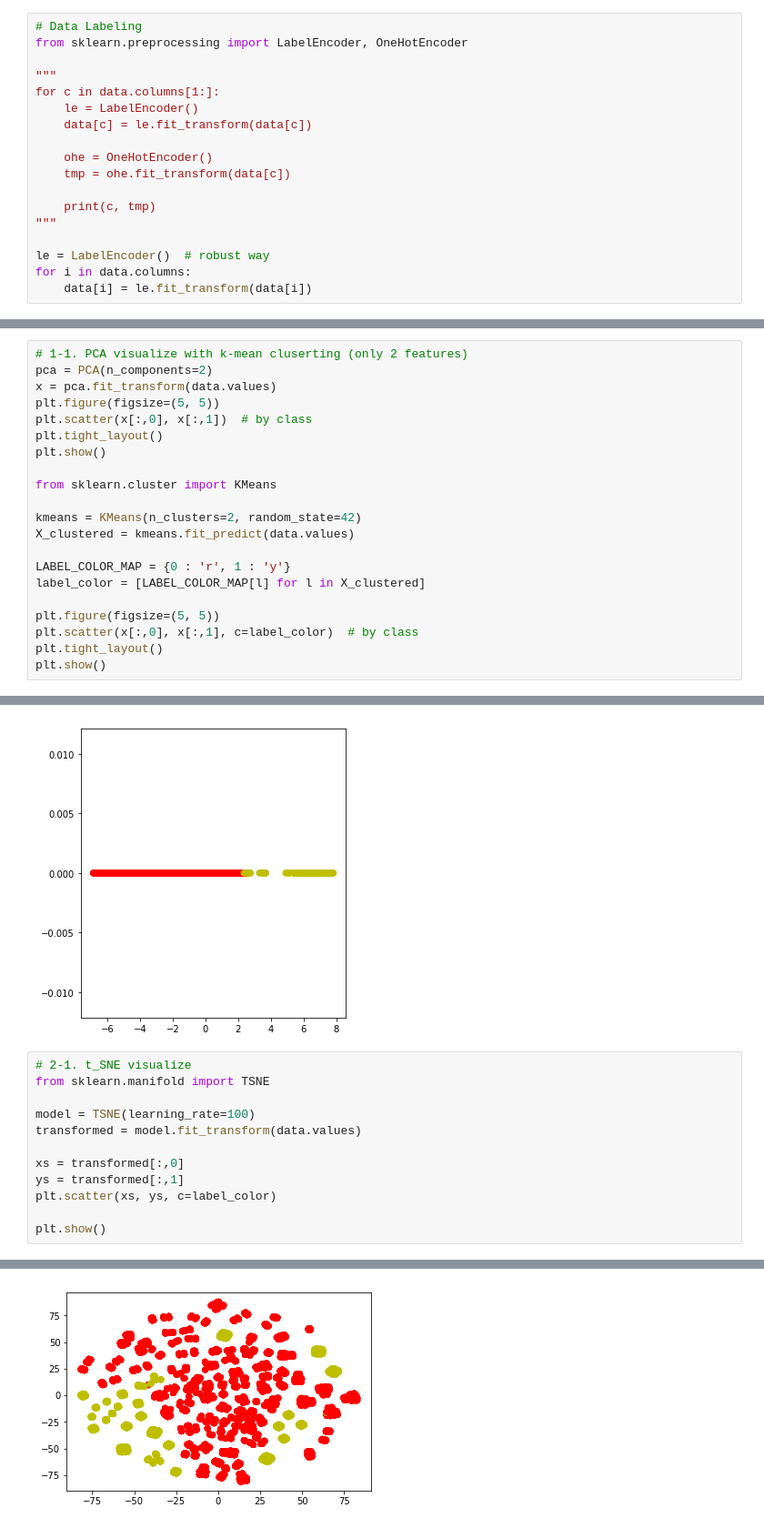
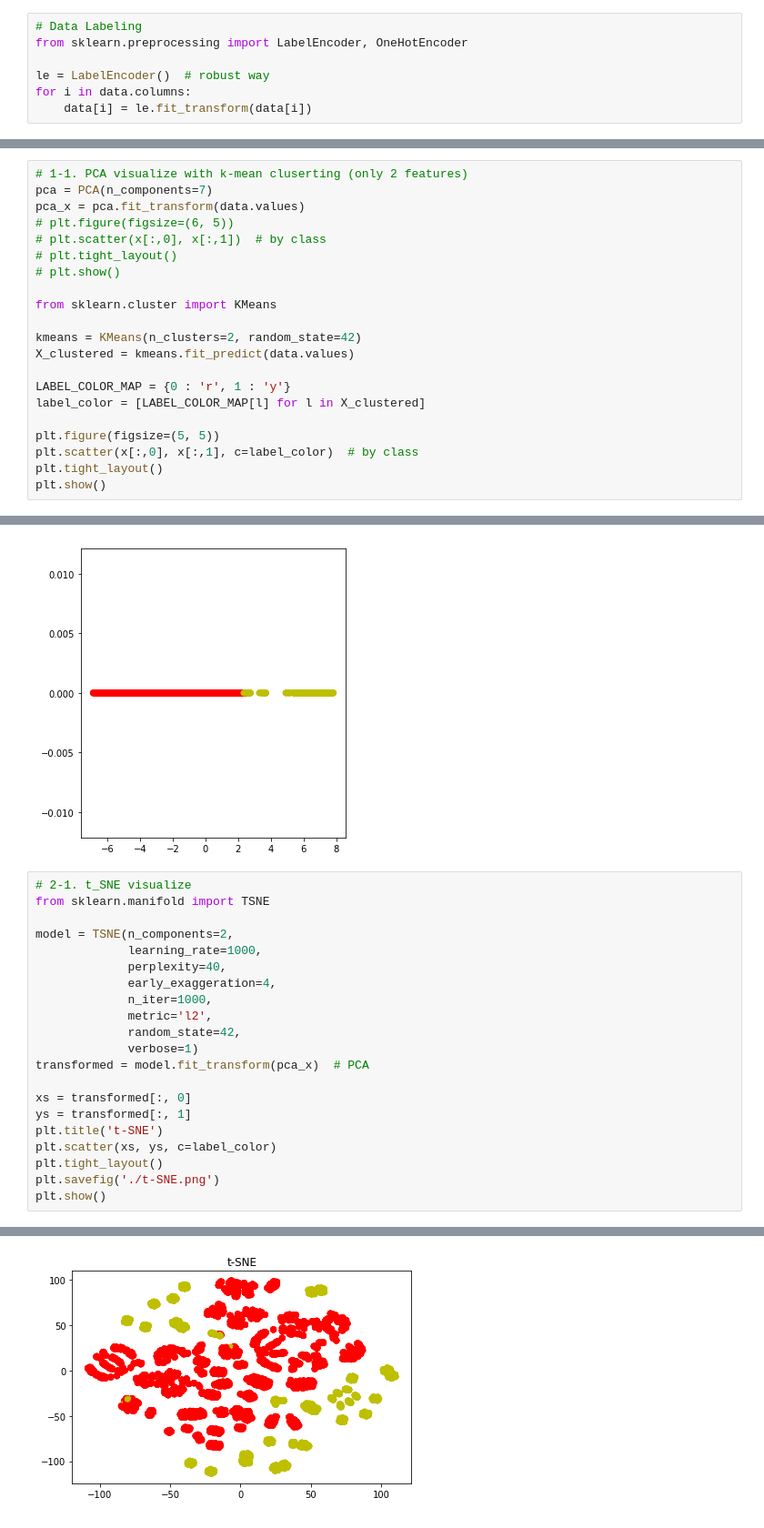
Before and after one commit to Data-Competition/Super-Mario, a Jupyter notebook: mushroom-report-v1.ipynb, the cells around one changed output, grey strips where cells are left out. Shown: that part at 91% size. Saved outputs shown, nothing was run; the diff lists cells and outputs as text.

```diff
--- a/mushroom-report-v1.ipynb
+++ b/mushroom-report-v1.ipynb
@@ -136,17 +136,6 @@ Column : cap-surface
 # Data Labeling
 from sklearn.preprocessing import LabelEncoder, OneHotEncoder
 
-"""
-for c in data.columns[1:]:
-    le = LabelEncoder()
-    data[c] = le.fit_transform(data[c])
-
-    ohe = OneHotEncoder()
-    tmp = ohe.fit_transform(data[c])
-
-    print(c, tmp)
-"""
-
 le = LabelEncoder()  # robust way
 for i in data.columns:
     data[i] = le.fit_transform(data[i])
@@ -278,11 +270,11 @@ for idx, x in enumerate(x_scaled):
 # %%
 # 1-1. PCA visualize with k-mean cluserting (only 2 features)
-pca = PCA(n_components=2)
-x = pca.fit_transform(data.values)
-plt.figure(figsize=(5, 5))
-plt.scatter(x[:,0], x[:,1])  # by class
-plt.tight_layout()
-plt.show()
+pca = PCA(n_components=7)
+pca_x = pca.fit_transform(data.values)
+# plt.figure(figsize=(6, 5))
+# plt.scatter(x[:,0], x[:,1])  # by class
+# plt.tight_layout()
+# plt.show()
 
 from sklearn.cluster import KMeans
 
@@ -322,12 +313,21 @@ plt.show()
 # 2-1. t_SNE visualize
 from sklearn.manifold import TSNE
 
-model = TSNE(learning_rate=100)
-transformed = model.fit_transform(data.values)
+model = TSNE(n_components=2,
+             learning_rate=1000,
+             perplexity=40,
+             early_exaggeration=4,
+             n_iter=1000,
+             metric='l2',
+             random_state=42,
+             verbose=1)
+transformed = model.fit_transform(pca_x)  # PCA
 
-xs = transformed[:,0]
-ys = transformed[:,1]
+xs = transformed[:, 0]
+ys = transformed[:, 1]
+plt.title('t-SNE')
 plt.scatter(xs, ys, c=label_color)
-
+plt.tight_layout()
+plt.savefig('./t-SNE.png')
 plt.show()
 # %% [output]
@@ -334 +349 @@ plt.show()
-[figure, old version]
+[figure, new version]
```
Also changed, not shown: parts of 5 cells of this notebook, 7 other files.
